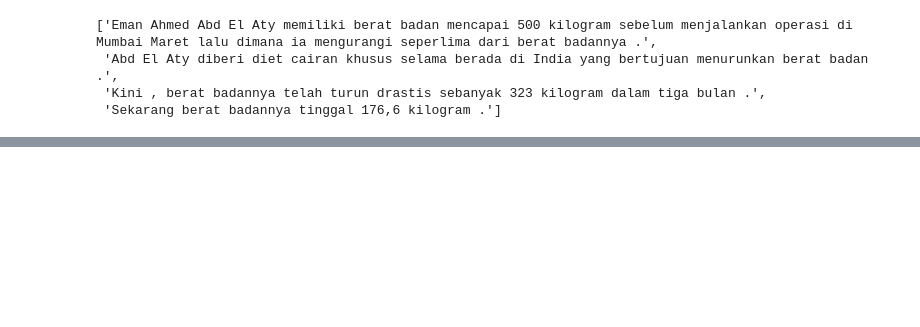
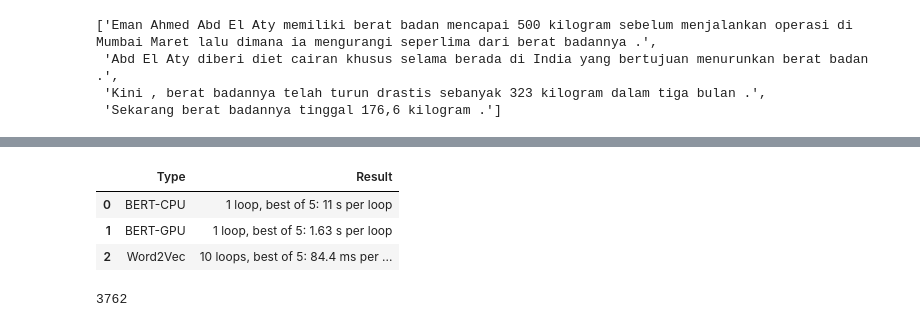
Before and after one commit to utomoreza/IndoSum, a Jupyter notebook: process.ipynb, the cells around one changed output, grey strips where cells are left out. Saved outputs shown, nothing was run; the diff lists cells and outputs as text; code cells hidden in the pictures; blank space fills up the shorter version.

```diff
--- a/process.ipynb
+++ b/process.ipynb
@@ -49,0 +618,14 @@ with open('datasets/test_01.json', 'w') as file:
+# %%
+pd.DataFrame({'Type': ['BERT-CPU', 'BERT-GPU', 'Word2Vec'],
+              'Result': ['1 loop, best of 5: 11 s per loop',
+                         '1 loop, best of 5: 1.63 s per loop',
+                         '10 loops, best of 5: 84.4 ms per loop']})
+# %% [output]
+|  | Type | Result |
+| 0 | BERT-CPU | 1 loop, best of 5: 11 s per loop |
+| 1 | BERT-GPU | 1 loop, best of 5: 1.63 s per loop |
+| 2 | Word2Vec | 10 loops, best of 5: 84.4 ms per ... |
+# %%
+len(data)
+# %% [output]
+3762
```
Also changed, not shown: parts of 48 cells of this notebook.
